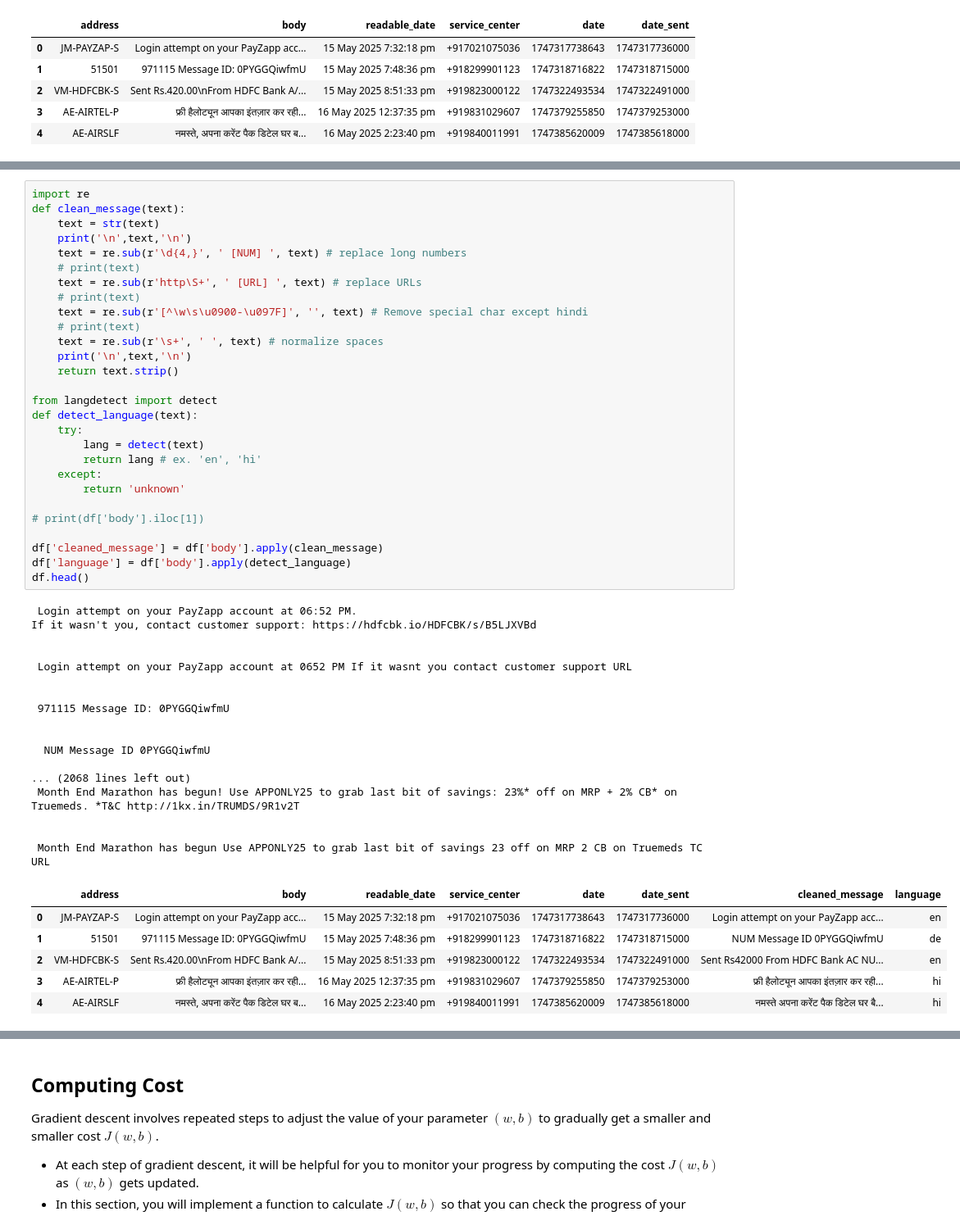
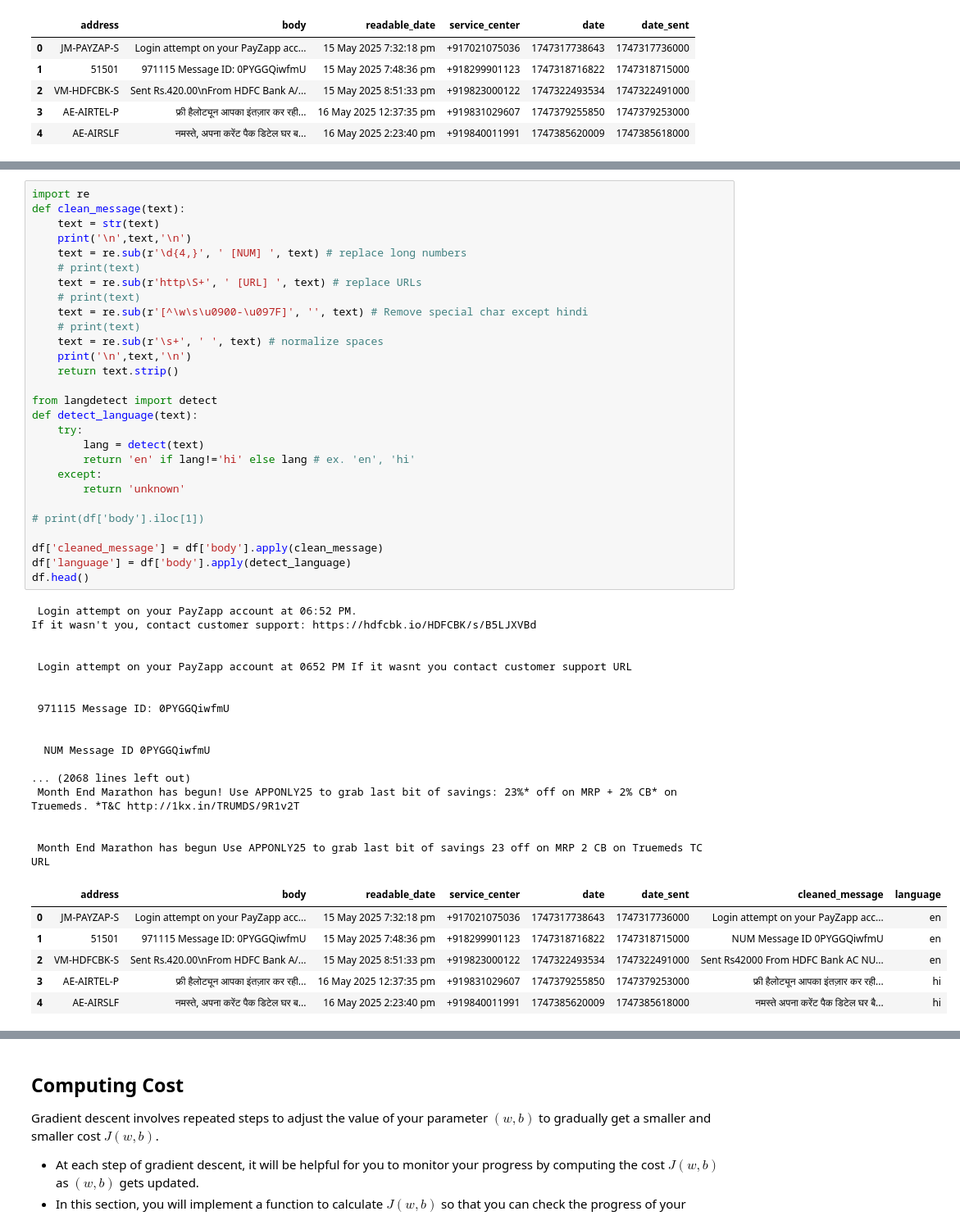
Before and after one commit to mhsuhail00/Filtrix, a Jupyter notebook: Progress.ipynb, the cells around one changed output, grey strips where cells are left out. Shown: that part at 82% size. Drawn from its saved outputs; the diff is of its cells as text.

```diff
--- a/Progress.ipynb
+++ b/Progress.ipynb
@@ -110,36 +94,36 @@ from langdetect import detect
 def detect_language(text):
     try:
         lang = detect(text)
-        return lang # ex. 'en', 'hi'
+        return 'en' if lang!='hi' else lang # ex. 'en', 'hi'
     except:
         return 'unknown'
 
 # print(df['body'].iloc[1])
 
 df['cleaned_message'] = df['body'].apply(clean_message)
 df['language'] = df['body'].apply(detect_language)
 df.head()
 # %% [output]
  Login attempt on your PayZapp account at 06:52 PM.
 If it wasn't you, contact customer support: https://hdfcbk.io/HDFCBK/s/B5LJXVBd
 
 
  Login attempt on your PayZapp account at 0652 PM If it wasnt you contact customer support URL
 
 
  971115 Message ID: 0PYGGQiwfmU
 
 
   NUM Message ID 0PYGGQiwfmU
 
 ... (2068 lines left out)
  Month End Marathon has begun! Use APPONLY25 to grab last bit of savings: 23%* off on MRP + 2% CB* on Truemeds. *T&C http://1kx.in/TRUMDS/9R1v2T
 
 
  Month End Marathon has begun Use APPONLY25 to grab last bit of savings 23 off on MRP 2 CB on Truemeds TC URL
 |  | address | body | readable_date | service_center | date | date_sent | cleaned_message | language |
 | 0 | JM-PAYZAP-S | Login attempt on your PayZapp acc... | 15 May 2025 7:32:18 pm | +917021075036 | 1747317738643 | 1747317736000 | Login attempt on your PayZapp acc... | en |
-| 1 | 51501 | 971115 Message ID: 0PYGGQiwfmU | 15 May 2025 7:48:36 pm | +918299901123 | 1747318716822 | 1747318715000 | NUM Message ID 0PYGGQiwfmU | de |
+| 1 | 51501 | 971115 Message ID: 0PYGGQiwfmU | 15 May 2025 7:48:36 pm | +918299901123 | 1747318716822 | 1747318715000 | NUM Message ID 0PYGGQiwfmU | en |
 | 2 | VM-HDFCBK-S | Sent Rs.420.00\nFrom HDFC Bank A/... | 15 May 2025 8:51:33 pm | +919823000122 | 1747322493534 | 1747322491000 | Sent Rs42000 From HDFC Bank AC NU... | en |
 | 3 | AE-AIRTEL-P | फ्री हैलोट्यून आपका इंतज़ार कर रही... | 16 May 2025 12:37:35 pm | +919831029607 | 1747379255850 | 1747379253000 | फ्री हैलोट्यून आपका इंतज़ार कर रही... | hi |
 | 4 | AE-AIRSLF | नमस्ते, अपना करेंट पैक डिटेल घर ब... | 16 May 2025 2:23:40 pm | +919840011991 | 1747385620009 | 1747385618000 | नमस्ते अपना करेंट पैक डिटेल घर बै... | hi |
```
Also changed, not shown: parts of 11 cells of this notebook.
